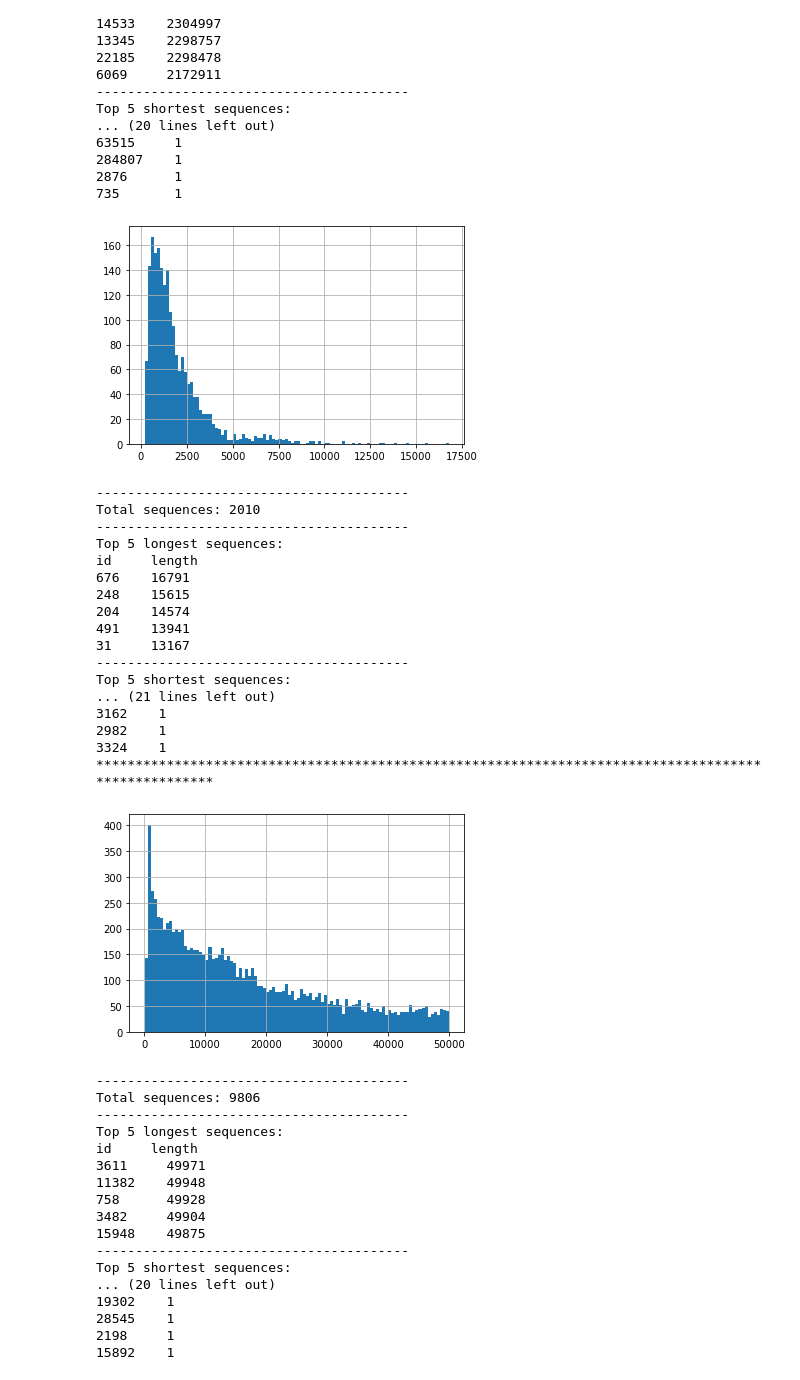
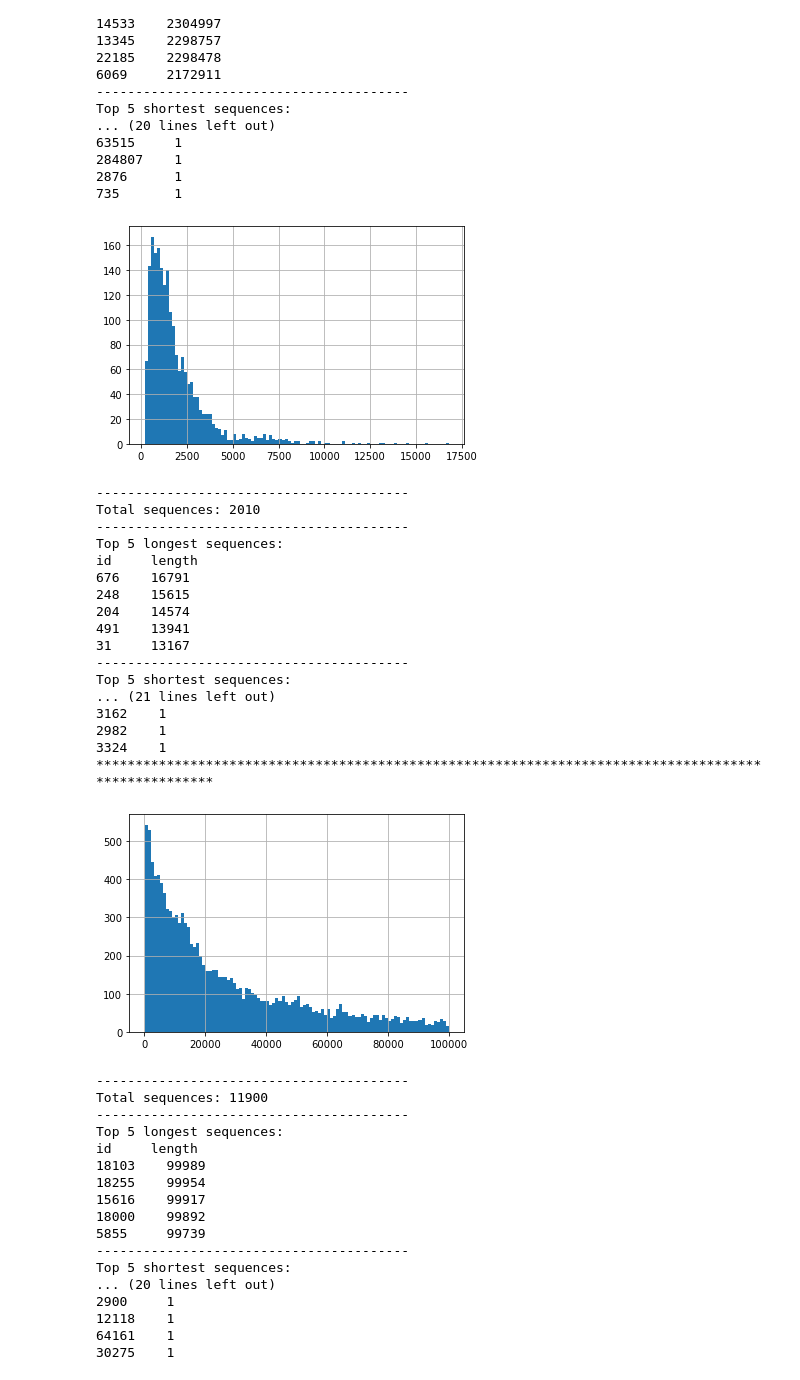
Before and after one commit to BioSystemsUM/propythia, a Jupyter notebook: src/propythia/DNA/essential_genes/DeepHE_stats.ipynb, the cells around one changed output. Drawn from its saved outputs; the diff is of its cells as text; code cells hidden in the pictures.

```diff
--- a/src/propythia/DNA/essential_genes/DeepHE_stats.ipynb
+++ b/src/propythia/DNA/essential_genes/DeepHE_stats.ipynb
@@ -142,52 +140,52 @@ Top 5 shortest sequences:
 # %%
 # remove seequnces with length less than 50
 positive = positive[positive["length"] >= 50]
 negative = negative[negative["length"] >= 50]
 
-folder = "essential_genes_50k"
-positive = positive[positive["length"] < 50000]
-negative = negative[negative["length"] < 50000]
+folder = "essential_genes_100k"
+positive = positive[positive["length"] < 100000]
+negative = negative[negative["length"] < 100000]
 
 stats(positive)
 print("*" * 100)
 stats(negative)
 # %% [output]
 [figure]
 ----------------------------------------
 Total sequences: 2010
 ----------------------------------------
 Top 5 longest sequences:
 id     length
 676    16791
 248    15615
 204    14574
 491    13941
 31     13167
 ----------------------------------------
 Top 5 shortest sequences:
 ... (21 lines left out)
 3162    1
 2982    1
 3324    1
 ****************************************************************************************************
-[figure, old version]
+[figure, new version]
 ----------------------------------------
-Total sequences: 9806
+Total sequences: 11900
 ----------------------------------------
 Top 5 longest sequences:
 id     length
-3611     49971
-11382    49948
-758      49928
-3482     49904
-15948    49875
+18103    99989
+18255    99954
+15616    99917
+18000    99892
+5855     99739
 ----------------------------------------
 Top 5 shortest sequences:
 ... (20 lines left out)
-19302    1
-28545    1
-2198     1
-15892    1
+2900     1
+12118    1
+64161    1
+30275    1
 # %%
 positive["label"] = 1
 negative["label"] = 0
```
Also changed, not shown: parts of 3 cells of this notebook, 6 other files.
